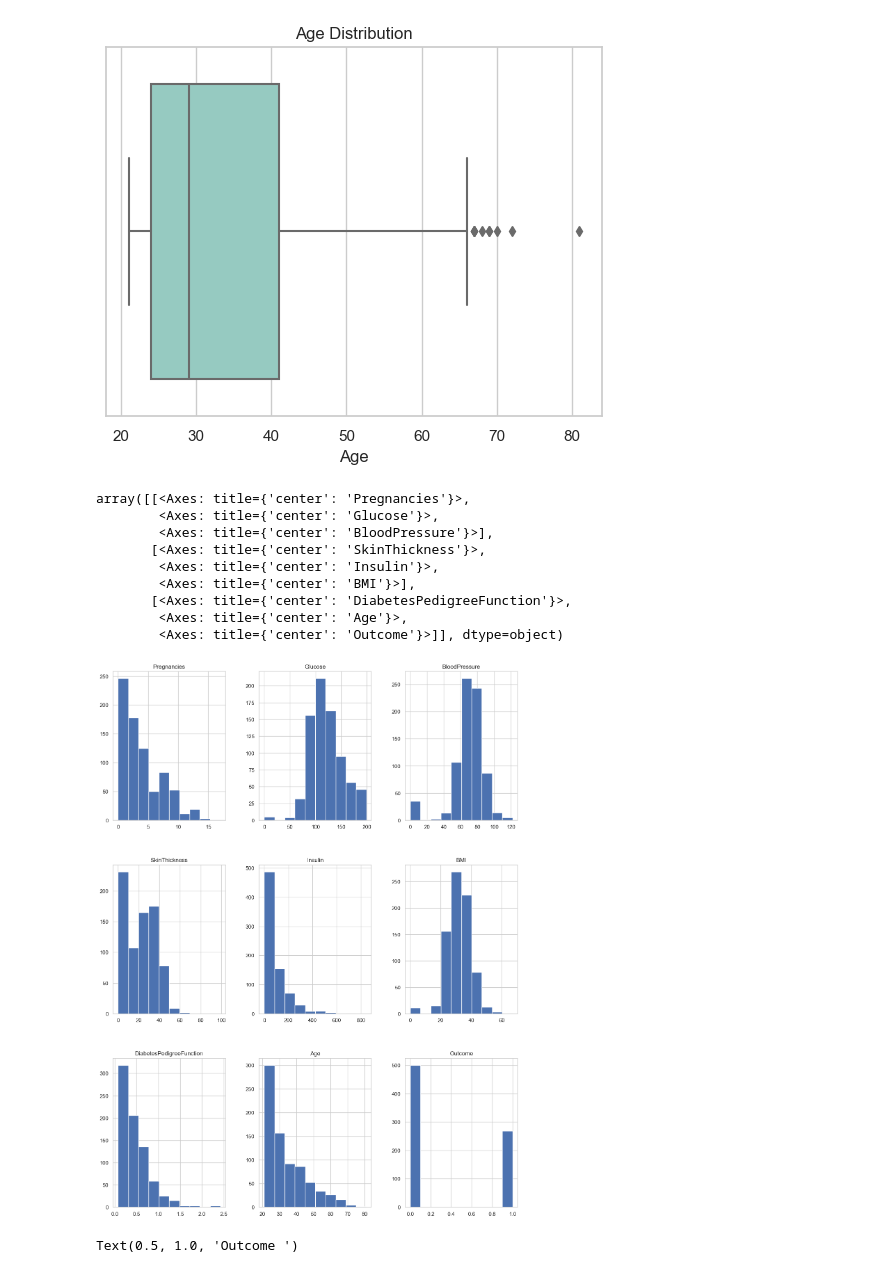
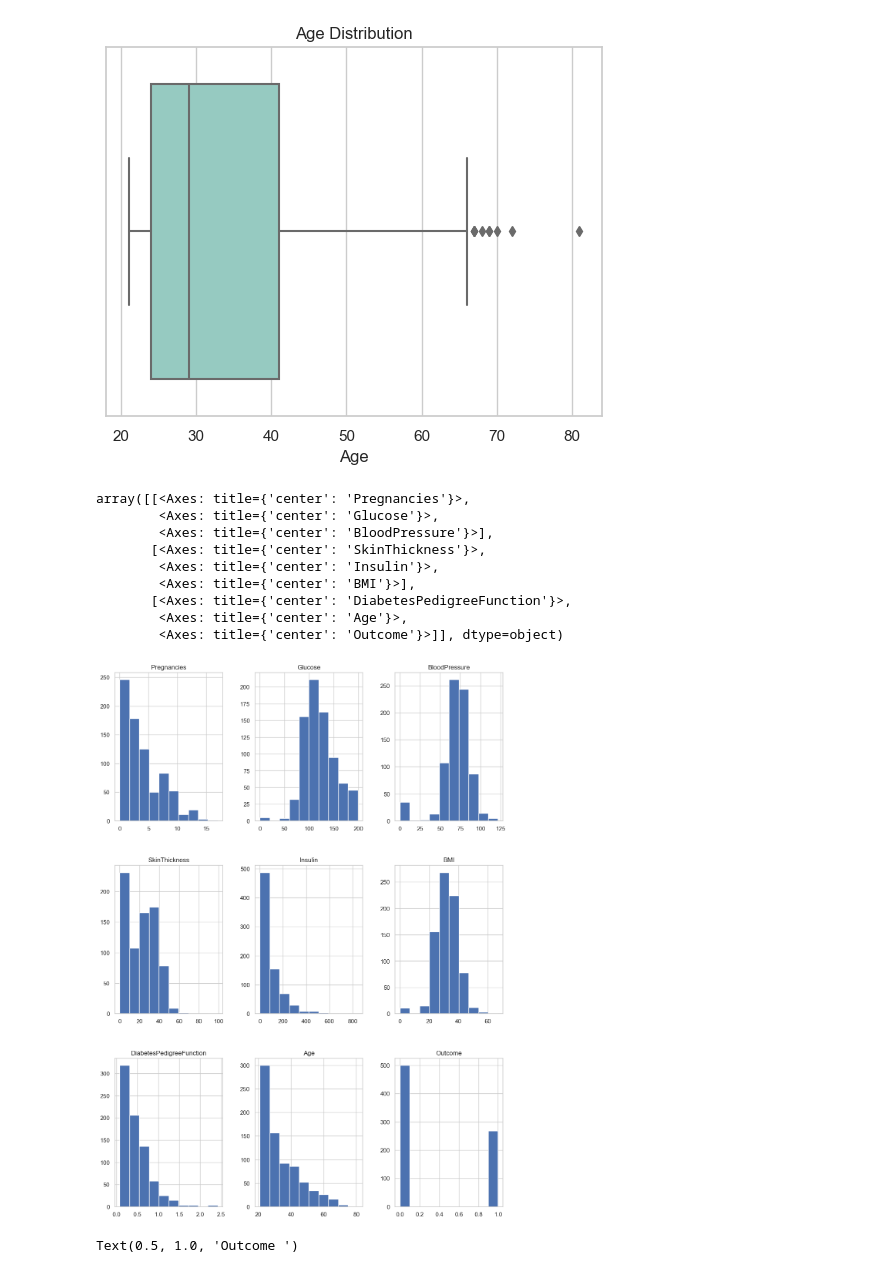
Before and after one commit to Gaires/Machine_Learning_Palautus, a Jupyter notebook: diabetes-classification-using-knn.ipynb, the cells around one changed output. Saved outputs shown, nothing was run; the diff lists cells and outputs as text; code cells hidden in the pictures.

```diff
--- a/diabetes-classification-using-knn.ipynb
+++ b/diabetes-classification-using-knn.ipynb
@@ -110,20 +108,20 @@ plt.title("Age Distribution")
 Text(0.5, 1.0, 'Age Distribution')
 [figure]
 # %%
-fig = plt.figure(figsize = (15,20))
+fig = plt.figure(figsize = (13,18))
 ax = fig.gca()
 df.hist(ax = ax)
 # %% [output]
 array([[<Axes: title={'center': 'Pregnancies'}>,
         <Axes: title={'center': 'Glucose'}>,
         <Axes: title={'center': 'BloodPressure'}>],
        [<Axes: title={'center': 'SkinThickness'}>,
         <Axes: title={'center': 'Insulin'}>,
         <Axes: title={'center': 'BMI'}>],
        [<Axes: title={'center': 'DiabetesPedigreeFunction'}>,
         <Axes: title={'center': 'Age'}>,
         <Axes: title={'center': 'Outcome'}>]], dtype=object)
-[figure, old version]
+[figure, new version]
 # %%
 df.Outcome.value_counts().plot(kind='bar')
 plt.xlabel("Diabetes or Not")
```
Also changed, not shown: parts of 16 cells of this notebook.
